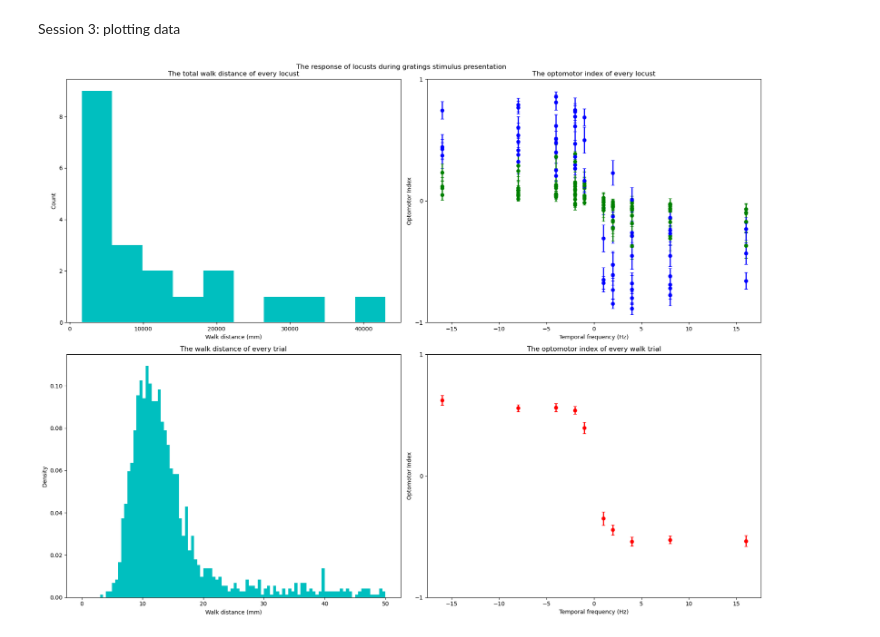
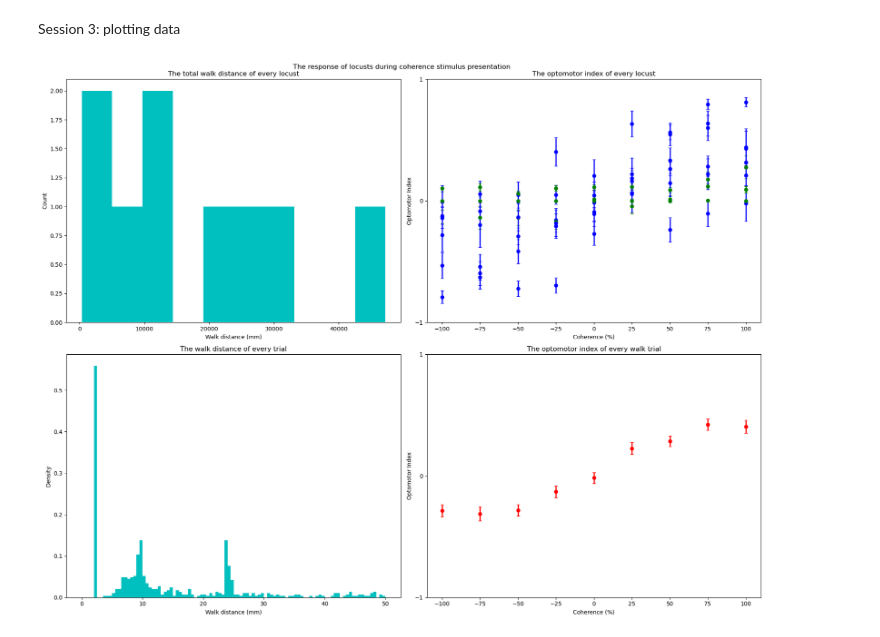
Before and after one commit to chiyu1203/bonfic, a Jupyter notebook: bonfic_tutorial.ipynb, the cells around one changed output. Drawn from its saved outputs; the diff is of its cells as text; code cells hidden in the pictures.

Commit message:
update folder name, started to analyse coherence response

```diff
--- a/bonfic_tutorial.ipynb
+++ b/bonfic_tutorial.ipynb
@@ -69,3 +43,8 @@ analysis_methods.update({"use_led_to_align_stimulus_timing": True})
+# %%
+analysis_methods.update({"experiment_name": "coherence"})
+analysis_methods.update({"stim_duration": 20})
+analysis_methods.update({"interval_duration": 10})
+analysis_methods.update({"prestim_duration": 180})
 # %% [markdown]
 Session 0.2: Load animal directory as a list
 # %%
@@ -92,7 +71,7 @@ Session 1.0: Create curated dataset based on the list of directories
 # %%
 # because the import does not update the new version of python.
 # Need to restart kernel
-for this_dir in dir_list[:20]:
+for this_dir in dir_list:
     if "database_curated.pickle" in os.listdir(this_dir):
         print(f"curated fictrac data found in {this_dir}. Skip this file")
         continue
@@ -104,7 +83,7 @@ for this_dir in dir_list[:20]:
 dir_list = []
 file_type=".pickle"
 using_google_sheet=True
-sheet_name = "VCCball"
+sheet_name = "MatrexVR"
 experiment_name=analysis_methods.get("experiment_name")
 if analysis_methods.get("load_experiment_condition_from_database") == True:
     if using_google_sheet==True:
@@ -123,7 +102,7 @@ if analysis_methods.get("load_experiment_condition_from_database") == True:
             df = pd.read_excel(xls, sheet_name)
         ##list up the conditions and answers as strings for input argument to select animal. One condition must pair with one answer
     if analysis_methods.get("select_animals_by_condition") == True:
-        animal_of_interest=select_animals_gpt(df,"Experimenter","NS")
+        animal_of_interest=select_animals_gpt(df,"Experimenter","CL","Exluding this animal from analysis (Usually when animals die or molt, T/F)","F")
         #print(animal_of_interest)
     else:
         animal_of_interest=df
@@ -172,7 +153,7 @@ output1_across_exp=[]
 output2_across_exp=[]
 output3_across_exp=[]
 output4_across_exp=[]
-for this_dir in dir_list[:20]:
+for this_dir in dir_list:
     if "archive" in this_dir:
         print(f"skip archive folder for {this_dir}")
         continue
@@ -515,41 +479,46 @@ for idx, above_threshold in enumerate(df.groupby(['ID'])['travel_distance'].sum(
             capsize=3,
         )
 ax2.set_ylim(-1, 1)
+
+if visual_paradigm_name =="gratings":
+    xlabel="Temporal frequency (Hz)"
+elif visual_paradigm_name =="coherence":
+    xlabel="Coherence (%)"
 ax2.set(
     yticks=[-1, 0, 1],
     ylabel="Optomotor Index",
-    xlabel="Temporal frequency (Hz)")
+    xlabel=xlabel)
 
 num_bins=100
 n, bins, patches = ax3.hist(df['travel_distance'].values,num_bins,density=True,range=(0,50),color=colormap[3])
 ax3.set(
 ylabel="Density",
 xlabel="Walk distance (mm)")
-walk_threshold=25
+walk_threshold=20
 df25=df[df['travel_distance']>walk_threshold]
 for this_coherence in df25["stim_type"].unique():
     this_response = df25.loc[
     df25["stim_type"] == this_coherence, "opto_index"].values
     mean_response = np.mean(this_response, axis=0)
     sem_response = np.std(this_response, axis=0, ddof=1) / np.sqrt(this_response.shape[0])
     ax4.errorbar(
         this_coherence,
         mean_response,
         yerr=sem_response,
         c=colormap[0],
         fmt="o",
         elinewidth=2,
         capsize=3,
     )
 ax4.set_ylim(-1, 1)
 ax4.set(
     yticks=[-1, 0, 1],
     ylabel="Optomotor Index",
-    xlabel="Temporal frequency (Hz)")
+    xlabel=xlabel)
 fig2.suptitle(f'The response of locusts during {visual_paradigm_name} stimulus presentation')
 ax1.title.set_text('The total walk distance of every locust')
 ax2.title.set_text('The optomotor index of every locust')
 ax3.title.set_text('The walk distance of every trial')
 ax4.title.set_text('The optomotor index of every walk trial')
 # %% [output]
-[figure, old version]
+[figure, new version]
```
Also changed, not shown: parts of 9 cells of this notebook, 2 other files.
